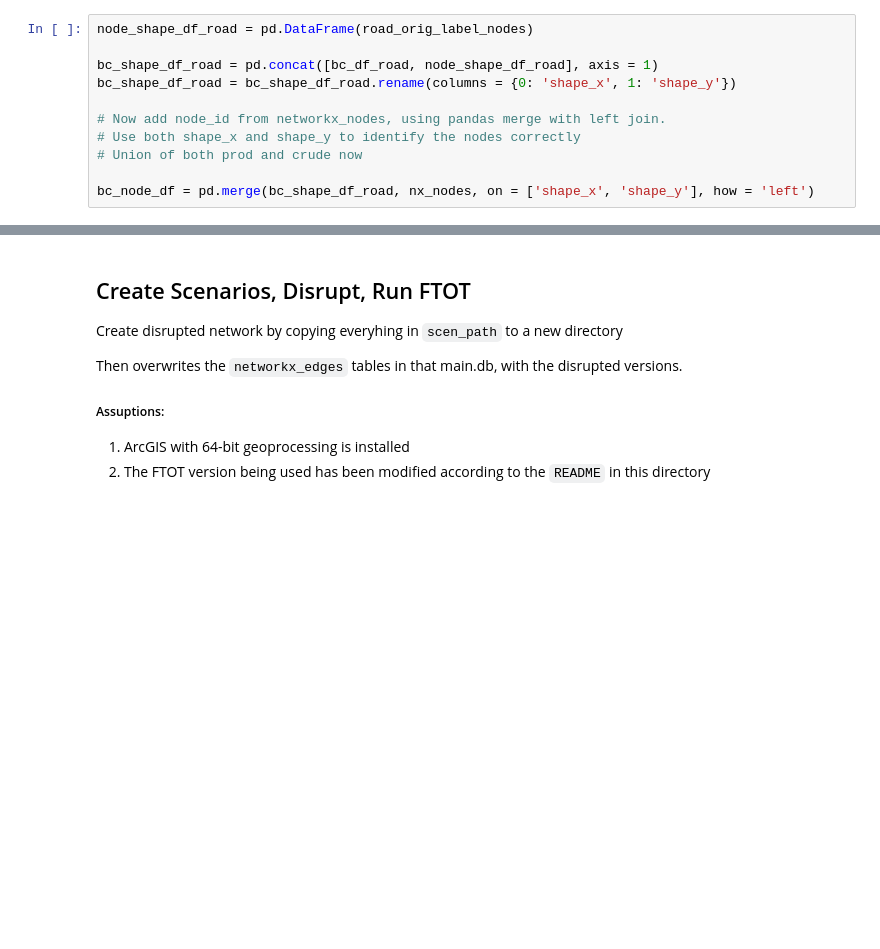
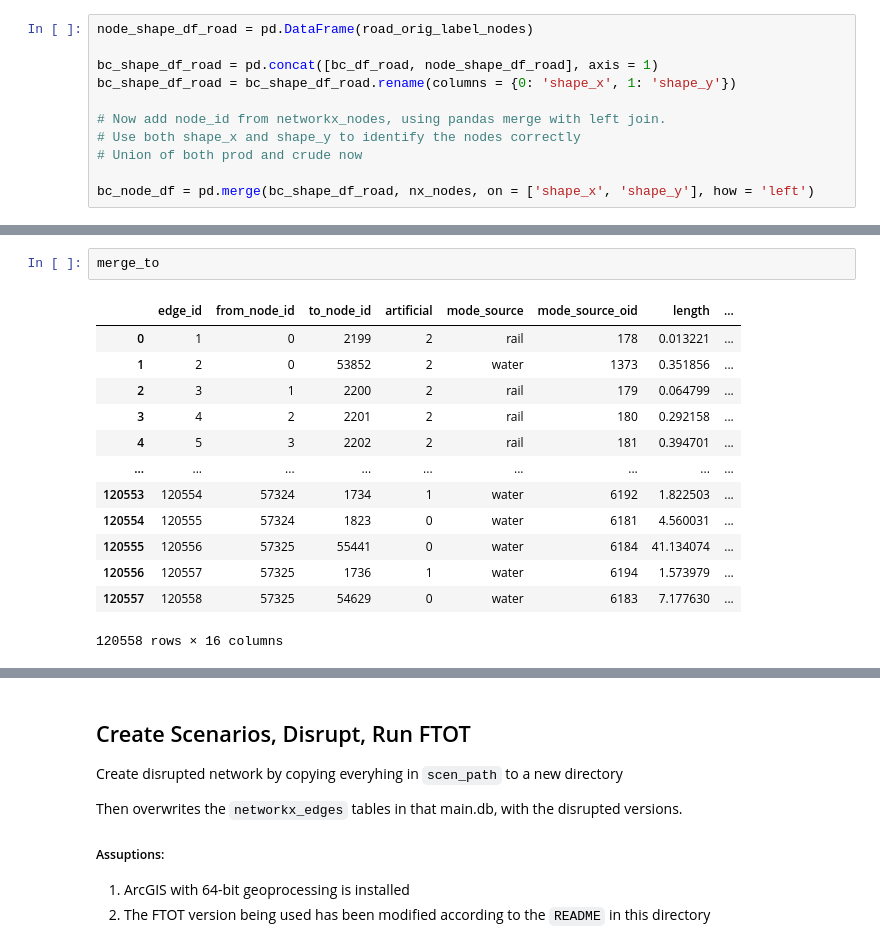
Before and after one commit to VolpeUSDOT/FTOT-Resilience-Link_Removal, a Jupyter notebook: link_removal/Conduct_Link_Removal.ipynb, the cells around one changed output, grey strips where cells are left out. Drawn from its saved outputs; the diff is of its cells as text; blank space fills up the shorter version.

```diff
--- a/link_removal/Conduct_Link_Removal.ipynb
+++ b/link_removal/Conduct_Link_Removal.ipynb
@@ -161,0 +185,16 @@ merge_opt = pd.merge(merge_to, optimal_vars[use_opt_vars],
+# %%
+merge_to
+# %% [output]
+|  | edge_id | from_node_id | to_node_id | artificial | mode_source | mode_source_oid | length | ... |
+| 0 | 1 | 0 | 2199 | 2 | rail | 178 | 0.013221 | ... |
+| 1 | 2 | 0 | 53852 | 2 | water | 1373 | 0.351856 | ... |
+| 2 | 3 | 1 | 2200 | 2 | rail | 179 | 0.064799 | ... |
+| 3 | 4 | 2 | 2201 | 2 | rail | 180 | 0.292158 | ... |
+| 4 | 5 | 3 | 2202 | 2 | rail | 181 | 0.394701 | ... |
+| ... | ... | ... | ... | ... | ... | ... | ... | ... |
+| 120553 | 120554 | 57324 | 1734 | 1 | water | 6192 | 1.822503 | ... |
+| 120554 | 120555 | 57324 | 1823 | 0 | water | 6181 | 4.560031 | ... |
+| 120555 | 120556 | 57325 | 55441 | 0 | water | 6184 | 41.134074 | ... |
+| 120556 | 120557 | 57325 | 1736 | 1 | water | 6194 | 1.573979 | ... |
+| 120557 | 120558 | 57325 | 54629 | 0 | water | 6183 | 7.177630 | ... |
+120558 rows × 16 columns
```
Also changed, not shown: parts of 12 cells of this notebook.
